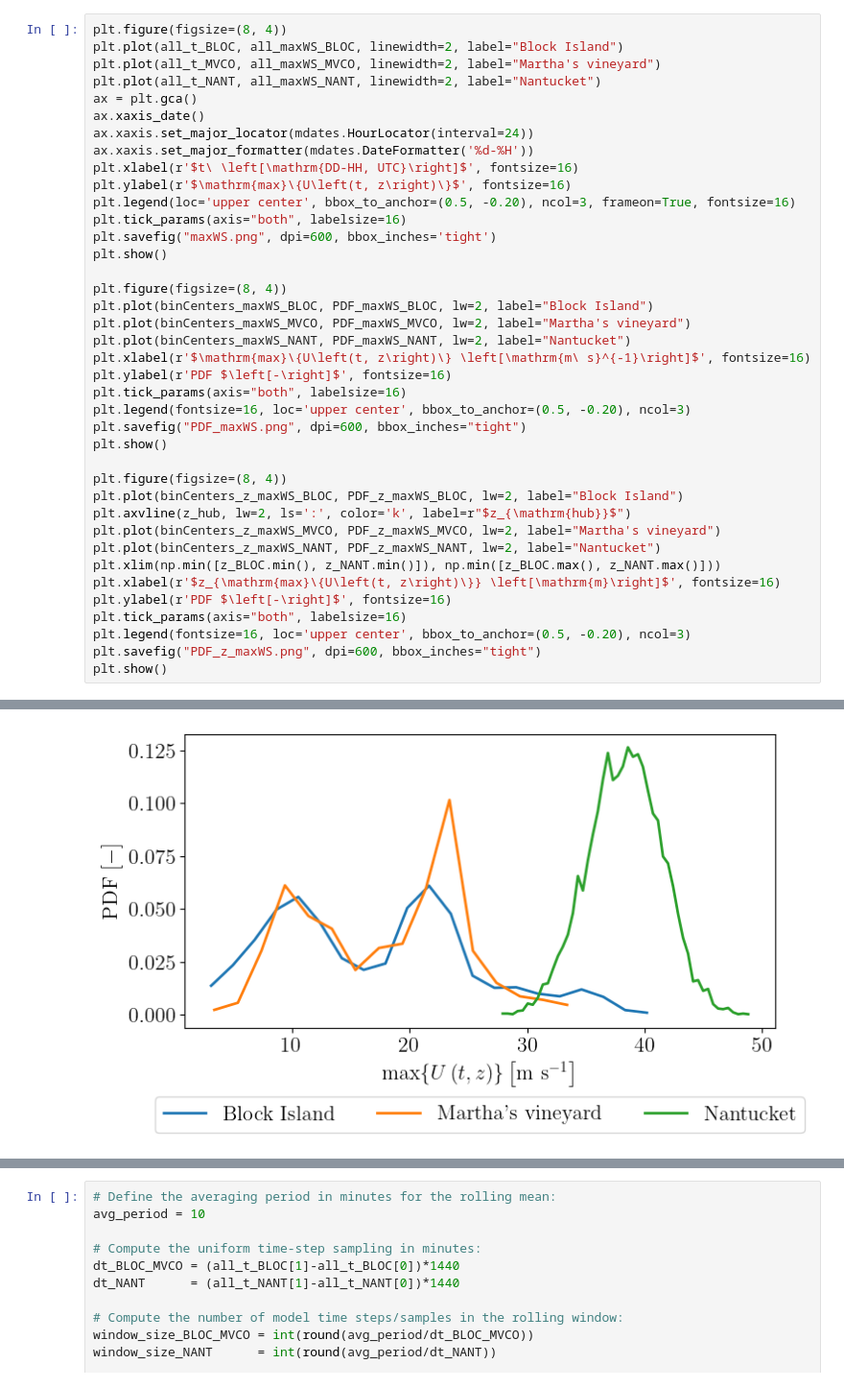
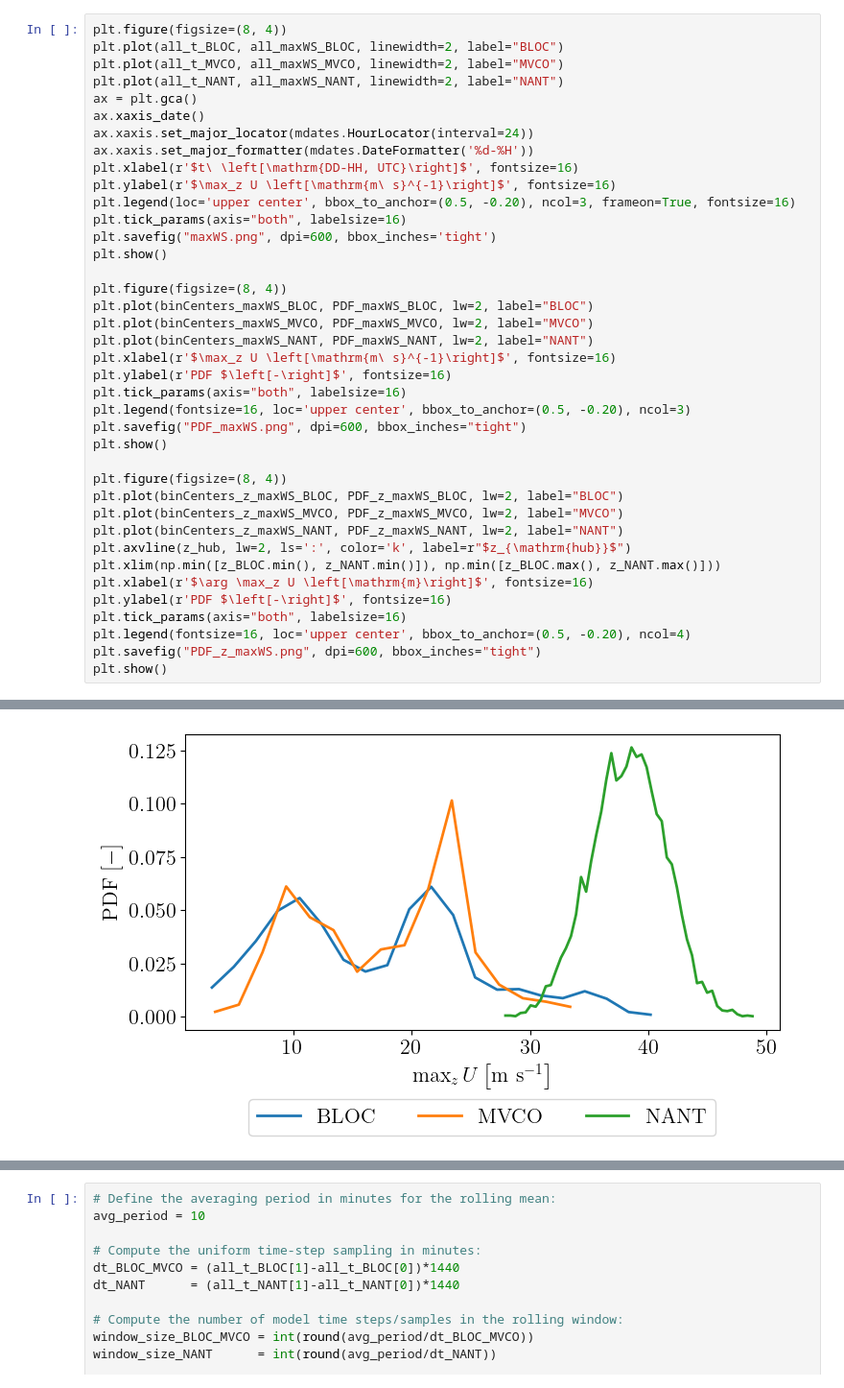
Before and after one commit to m-beshara/wfip3-noreaster-analysis, a Jupyter notebook: scripts/wfip3_analysis.ipynb, the cells around one changed output, grey strips where cells are left out. Shown at 96% size. Cells and saved outputs as stored; diff of their text form.

```diff
--- a/scripts/wfip3_analysis.ipynb
+++ b/scripts/wfip3_analysis.ipynb
@@ -386,24 +565,24 @@ plt.show()
 # %%
 plt.figure(figsize=(8, 4))
-plt.plot(all_t_BLOC, all_maxWS_BLOC, linewidth=2, label="Block Island")
-plt.plot(all_t_MVCO, all_maxWS_MVCO, linewidth=2, label="Martha's vineyard")
-plt.plot(all_t_NANT, all_maxWS_NANT, linewidth=2, label="Nantucket")
+plt.plot(all_t_BLOC, all_maxWS_BLOC, linewidth=2, label="BLOC")
+plt.plot(all_t_MVCO, all_maxWS_MVCO, linewidth=2, label="MVCO")
+plt.plot(all_t_NANT, all_maxWS_NANT, linewidth=2, label="NANT")
 ax = plt.gca()
 ax.xaxis_date()
 ax.xaxis.set_major_locator(mdates.HourLocator(interval=24))
 ax.xaxis.set_major_formatter(mdates.DateFormatter('%d-%H'))
 plt.xlabel(r'$t\ \left[\mathrm{DD-HH, UTC}\right]$', fontsize=16)
-plt.ylabel(r'$\mathrm{max}\{U\left(t, z\right)\}$', fontsize=16)
+plt.ylabel(r'$\max_z U \left[\mathrm{m\ s}^{-1}\right]$', fontsize=16)
 plt.legend(loc='upper center', bbox_to_anchor=(0.5, -0.20), ncol=3, frameon=True, fontsize=16)
 plt.tick_params(axis="both", labelsize=16)
 plt.savefig("maxWS.png", dpi=600, bbox_inches='tight')
 plt.show()
 
 plt.figure(figsize=(8, 4))
-plt.plot(binCenters_maxWS_BLOC, PDF_maxWS_BLOC, lw=2, label="Block Island")
-plt.plot(binCenters_maxWS_MVCO, PDF_maxWS_MVCO, lw=2, label="Martha's vineyard")
-plt.plot(binCenters_maxWS_NANT, PDF_maxWS_NANT, lw=2, label="Nantucket")
-plt.xlabel(r'$\mathrm{max}\{U\left(t, z\right)\} \left[\mathrm{m\ s}^{-1}\right]$', fontsize=16)
+plt.plot(binCenters_maxWS_BLOC, PDF_maxWS_BLOC, lw=2, label="BLOC")
+plt.plot(binCenters_maxWS_MVCO, PDF_maxWS_MVCO, lw=2, label="MVCO")
+plt.plot(binCenters_maxWS_NANT, PDF_maxWS_NANT, lw=2, label="NANT")
+plt.xlabel(r'$\max_z U \left[\mathrm{m\ s}^{-1}\right]$', fontsize=16)
 plt.ylabel(r'PDF $\left[-\right]$', fontsize=16)
 plt.tick_params(axis="both", labelsize=16)
 plt.legend(fontsize=16, loc='upper center', bbox_to_anchor=(0.5, -0.20), ncol=3)
@@ -411,15 +590,15 @@ plt.savefig("PDF_maxWS.png", dpi=600, bbox_inches="tight")
 plt.show()
 
 plt.figure(figsize=(8, 4))
-plt.plot(binCenters_z_maxWS_BLOC, PDF_z_maxWS_BLOC, lw=2, label="Block Island")
+plt.plot(binCenters_z_maxWS_BLOC, PDF_z_maxWS_BLOC, lw=2, label="BLOC")
+plt.plot(binCenters_z_maxWS_MVCO, PDF_z_maxWS_MVCO, lw=2, label="MVCO")
+plt.plot(binCenters_z_maxWS_NANT, PDF_z_maxWS_NANT, lw=2, label="NANT")
 plt.axvline(z_hub, lw=2, ls=':', color='k', label=r"$z_{\mathrm{hub}}$")
-plt.plot(binCenters_z_maxWS_MVCO, PDF_z_maxWS_MVCO, lw=2, label="Martha's vineyard")
-plt.plot(binCenters_z_maxWS_NANT, PDF_z_maxWS_NANT, lw=2, label="Nantucket")
 plt.xlim(np.min([z_BLOC.min(), z_NANT.min()]), np.min([z_BLOC.max(), z_NANT.max()]))
-plt.xlabel(r'$z_{\mathrm{max}\{U\left(t, z\right)\}} \left[\mathrm{m}\right]$', fontsize=16)
+plt.xlabel(r'$\arg \max_z U \left[\mathrm{m}\right]$', fontsize=16)
 plt.ylabel(r'PDF $\left[-\right]$', fontsize=16)
 plt.tick_params(axis="both", labelsize=16)
-plt.legend(fontsize=16, loc='upper center', bbox_to_anchor=(0.5, -0.20), ncol=3)
+plt.legend(fontsize=16, loc='upper center', bbox_to_anchor=(0.5, -0.20), ncol=4)
 plt.savefig("PDF_z_maxWS.png", dpi=600, bbox_inches="tight")
 plt.show()
 # %% [output]
@@ -427 +606 @@ plt.show()
-[figure, old version]
+[figure, new version]
```
Also changed, not shown: parts of 34 cells of this notebook.
